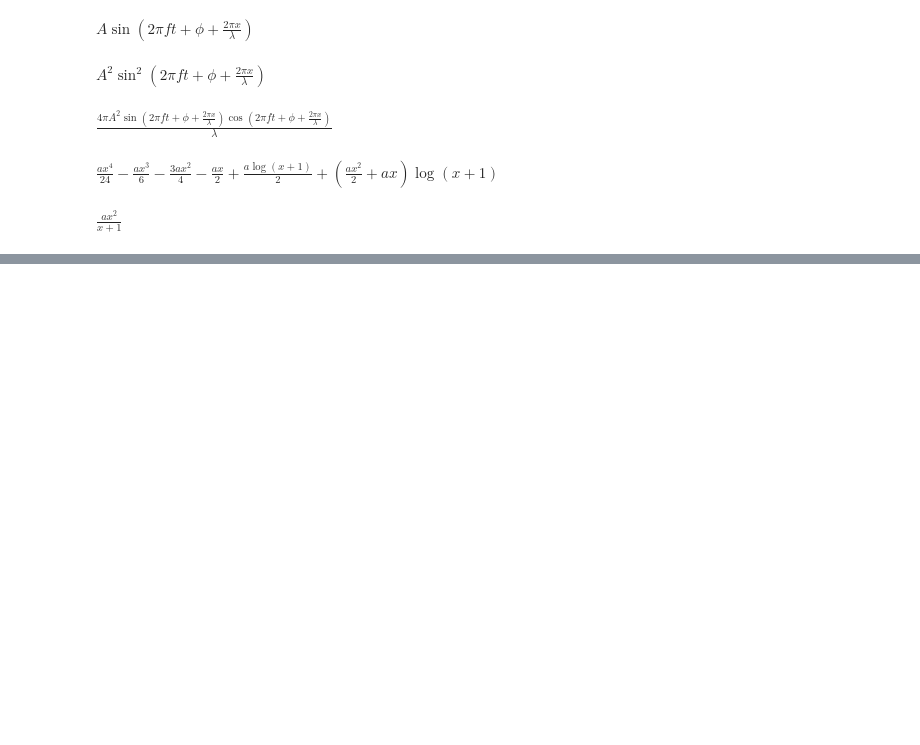
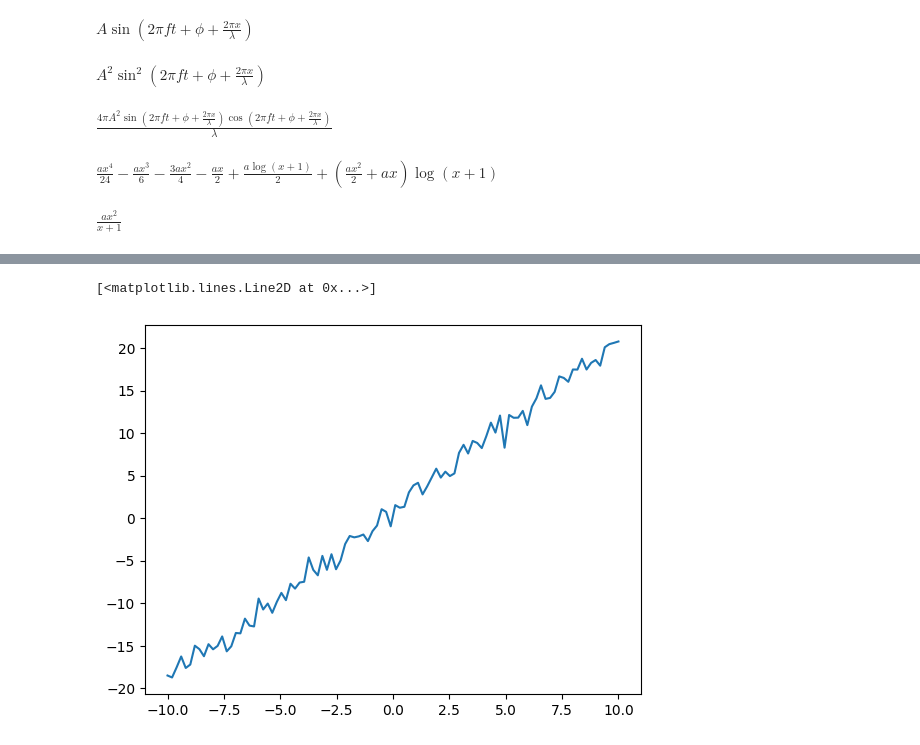
Before and after one commit to sandersa-nist/univariate_tools, a Jupyter notebook: examples/functional_examples_2.ipynb, the cells around one changed output, grey strips where cells are left out. Cells and saved outputs as stored; diff of their text form; code cells hidden in the pictures; blank space fills up the shorter version.

```diff
--- a/examples/functional_examples_2.ipynb
+++ b/examples/functional_examples_2.ipynb
@@ -48,0 +68,16 @@ $\displaystyle \frac{a x^{2}}{x + 1}$
+# %%
+simulated_data = DataSimulator(**{"parameters":["m","b"],
+                   "variables":"x",
+                   "equation":"m*x+b",
+                   "parameter_values":{"m":2,"b":1},
+                   "output_noise_type":"normal",
+                   "output_noise_width":1,
+                   "output_noise_center":0,
+                   "output_noise_amplitude":1.,
+                   "random_seed":42,
+                   "x":np.linspace(-10,10,100)})
+# %%
+plt.plot(simulated_data.x,simulated_data.data)
+# %% [output]
+[<matplotlib.lines.Line2D at 0x...>]
+[figure, added]
```
Also changed, not shown: parts of 4 cells of this notebook.
